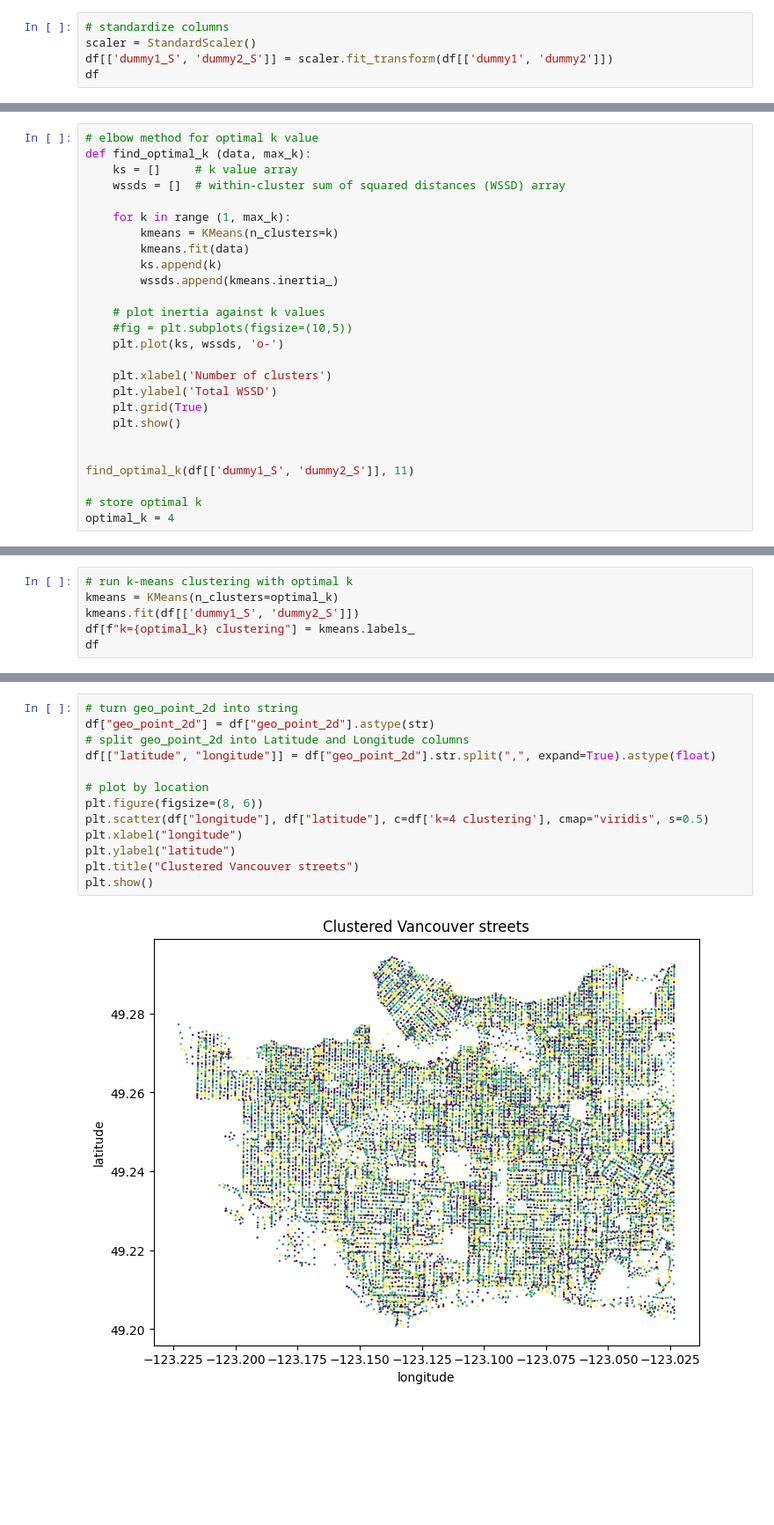
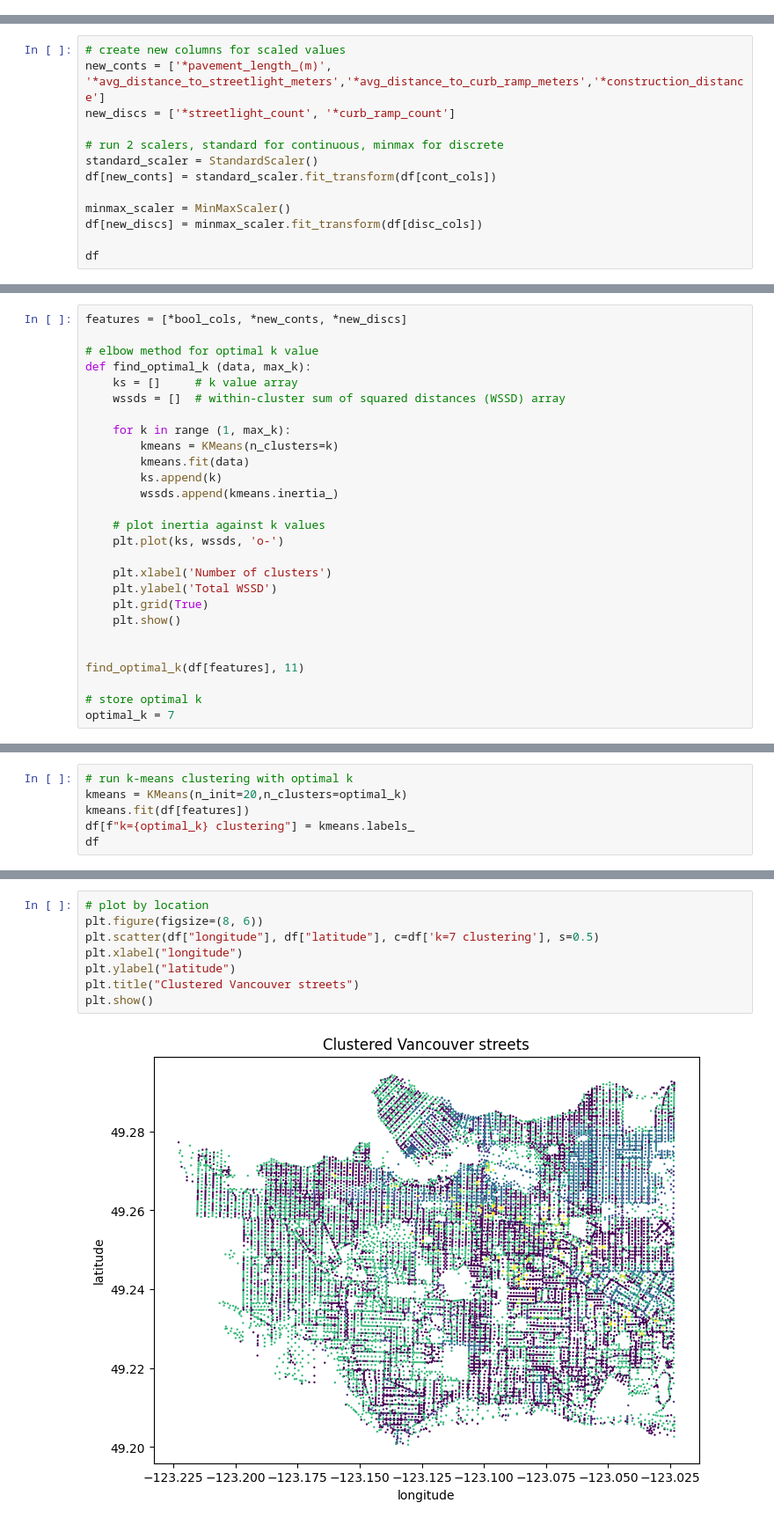
Before and after one commit to maishaSupritee/AI4GoodLab-Project, a Jupyter notebook: kmeans.ipynb, the cells around one changed output, grey strips where cells are left out. Shown at 88% size. Cells and saved outputs as stored; diff of their text form; blank space fills up the shorter version.

```diff
--- a/kmeans.ipynb
+++ b/kmeans.ipynb
@@ -30,5 +33,0 @@ df.describe()
-# %%
-# standardize columns
-scaler = StandardScaler()
-df[['dummy1_S', 'dummy2_S']] = scaler.fit_transform(df[['dummy1', 'dummy2']])
-df
@@ -48,0 +72,13 @@ df
+# %%
+# create new columns for scaled values
+new_conts = ['*pavement_length_(m)', '*avg_distance_to_streetlight_meters','*avg_distance_to_curb_ramp_meters','*construction_distance']
+new_discs = ['*streetlight_count', '*curb_ramp_count']
+
+# run 2 scalers, standard for continuous, minmax for discrete
+standard_scaler = StandardScaler()
+df[new_conts] = standard_scaler.fit_transform(df[cont_cols])
+
+minmax_scaler = MinMaxScaler()
+df[new_discs] = minmax_scaler.fit_transform(df[disc_cols])
+
+df
@@ -49,4 +99,6 @@ df
 # %%
+features = [*bool_cols, *new_conts, *new_discs]
+
 # elbow method for optimal k value
 def find_optimal_k (data, max_k):
     ks = []     # k value array
@@ -59,7 +111,6 @@ def find_optimal_k (data, max_k):
         wssds.append(kmeans.inertia_)
 
     # plot inertia against k values
-    #fig = plt.subplots(figsize=(10,5))
     plt.plot(ks, wssds, 'o-')
 
     plt.xlabel('Number of clusters')
@@ -68,8 +119,8 @@ def find_optimal_k (data, max_k):
     plt.show()
 
 
-find_optimal_k(df[['dummy1_S', 'dummy2_S']], 11)
+find_optimal_k(df[features], 11)
 
 # store optimal k
-optimal_k = 4
+optimal_k = 7
 # %% [output]
@@ -77,7 +128,7 @@ optimal_k = 4
 # %%
 # run k-means clustering with optimal k
-kmeans = KMeans(n_clusters=optimal_k)
-kmeans.fit(df[['dummy1_S', 'dummy2_S']])
+kmeans = KMeans(n_init=20,n_clusters=optimal_k)
+kmeans.fit(df[features])
 df[f"k={optimal_k} clustering"] = kmeans.labels_
 df
 # %% [output]
@@ -105,15 +161,10 @@ plt.show()
 # %%
-# turn geo_point_2d into string
-df["geo_point_2d"] = df["geo_point_2d"].astype(str)
-# split geo_point_2d into Latitude and Longitude columns
-df[["latitude", "longitude"]] = df["geo_point_2d"].str.split(",", expand=True).astype(float)
-
 # plot by location
 plt.figure(figsize=(8, 6))
-plt.scatter(df["longitude"], df["latitude"], c=df['k=4 clustering'], cmap="viridis", s=0.5)
+plt.scatter(df["longitude"], df["latitude"], c=df['k=7 clustering'], s=0.5)
 plt.xlabel("longitude")
 plt.ylabel("latitude")
 plt.title("Clustered Vancouver streets")
 plt.show()
 # %% [output]
-[figure, old version]
+[figure, new version]
```
Also changed, not shown: parts of 10 cells of this notebook, 4 other files.
